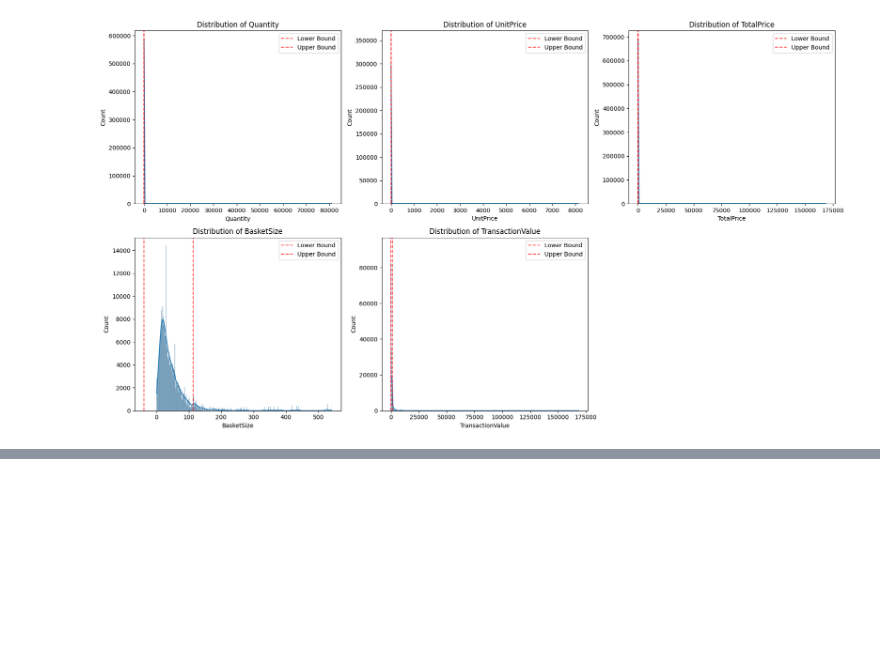
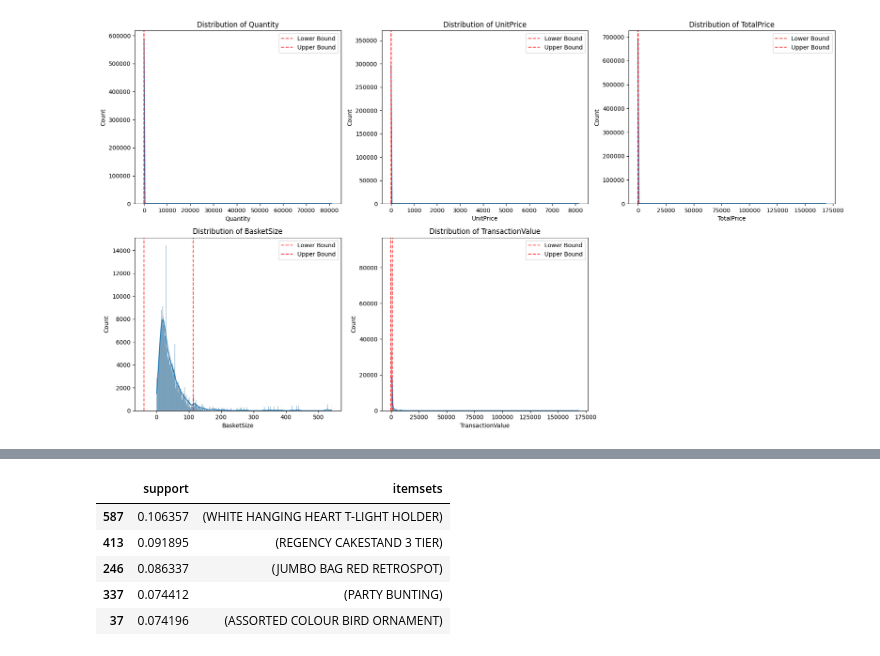
Before and after one commit to monurajj/Retail-Stock-Market-Behavior-Analysis, a Jupyter notebook: notebooks/completed/02_data_preprocessing.ipynb, the cells around one changed output, grey strips where cells are left out. Saved outputs shown, nothing was run; the diff lists cells and outputs as text; code cells hidden in the pictures; blank space fills up the shorter version.

```diff
--- a/notebooks/completed/02_data_preprocessing.ipynb
+++ b/notebooks/completed/02_data_preprocessing.ipynb
@@ -372,0 +478,86 @@ plt.show()
+# %%
+import pandas as pd
+import sys
+from mlxtend.preprocessing import TransactionEncoder
+from mlxtend.frequent_patterns import apriori
+
+# Install openpyxl if not already installed, as it's needed for .xlsx files
+try:
+    import openpyxl
+except ImportError:
+    print("Installing openpyxl...")
+    !{sys.executable} -m pip install openpyxl
+    import openpyxl
+
+url = "https://archive.ics.uci.edu/ml/machine-learning-databases/00352/Online%20Retail.xlsx"
+
+# Load the dataset from the online .xlsx file
+df = pd.read_excel(url)
+
+# Perform initial cleaning steps on df
+df.dropna(subset=['CustomerID'], inplace=True)
+df['CustomerID'] = df['CustomerID'].astype(int)
+df = df[df['Quantity'] > 0]
+df = df[df['UnitPrice'] > 0]
+
+# Calculate 'Total Price' for each transaction
+df['TotalPrice'] = df['Quantity'] * df['UnitPrice']
+
+# Convert 'InvoiceDate' to datetime and create temporal features
+df['InvoiceDate'] = pd.to_datetime(df['InvoiceDate'])
+df['InvoiceMonth'] = df['InvoiceDate'].dt.to_period('M')
+df['InvoiceDay'] = df['InvoiceDate'].dt.day
+
+# Calculate 'Basket Size' (number of unique products in each invoice)
+basket_size = df.groupby('InvoiceNo')['StockCode'].nunique().reset_index()
+basket_size.columns = ['InvoiceNo', 'BasketSize']
+df = pd.merge(df, basket_size, on='InvoiceNo', how='left')
+
+# Calculate 'Transaction Value' (sum of TotalPrice for each invoice)
+transaction_value = df.groupby('InvoiceNo')['TotalPrice'].sum().reset_index()
+transaction_value.columns = ['InvoiceNo', 'TransactionValue']
+df = pd.merge(df, transaction_value, on='InvoiceNo', how='left')
+
+# Original code for association data preparation
+df_association = df[['InvoiceNo', 'Description']].copy()
+df_association.dropna(subset=['Description'], inplace=True)
+df_association['Description'] = df_association['Description'].str.strip()
+df_association = df_association[df_association['Description'] != '']
+
+# Group items by invoice to create 'basket'
+basket = df_association.groupby('InvoiceNo')['Description'].apply(list).reset_index()
+basket.columns = ['InvoiceNo', 'Items']
+
+# Extract the list of items from the 'basket' DataFrame
+list_of_transactions = basket['Items'].tolist()
+
+# Initialize the TransactionEncoder
+te = TransactionEncoder()
+
+# Fit and transform the data
+te_ary = te.fit(list_of_transactions).transform(list_of_transactions)
+
+# Convert the one-hot encoded array to a DataFrame
+df_onehot = pd.DataFrame(te_ary, columns=te.columns_)
+
+# Convert boolean values to integers (True to 1, False to 0)
+df_onehot = df_onehot.astype(int)
+
+# Convert to sparse DataFrame (original creation of df_onehot_sparse)
+df_onehot_sparse = df_onehot.astype(pd.SparseDtype("int", 0))
+
+# Now, apply the fix for the DeprecationWarning:
+# Convert the sparse DataFrame to boolean type as recommended by mlxtend
+df_onehot_sparse_bool = df_onehot_sparse.astype(pd.SparseDtype("bool", False))
+
+# Apply the Apriori algorithm to find frequent itemsets
+# Setting a min_support value (e.g., 0.01) to filter out infrequent itemsets.
+# This value can be adjusted based on the dataset size and desired granularity.
+frequent_itemsets = apriori(df_onehot_sparse_bool, min_support=0.01, use_colnames=True)
+
+# Sort the frequent itemsets by support in descending order
+frequent_itemsets = frequent_itemsets.sort_values(by='support', ascending=False)
+
+# Display the first few rows of the frequent itemsets
+display(frequent_itemsets.head())
+# %% [output]
@@ -372,0 +574,6 @@ plt.show()
+|  | support | itemsets |
+| 587 | 0.106357 | (WHITE HANGING HEART T-LIGHT HOLDER) |
+| 413 | 0.091895 | (REGENCY CAKESTAND 3 TIER) |
+| 246 | 0.086337 | (JUMBO BAG RED RETROSPOT) |
+| 337 | 0.074412 | (PARTY BUNTING) |
+| 37 | 0.074196 | (ASSORTED COLOUR BIRD ORNAMENT) |
```
Also changed, not shown: parts of 6 cells of this notebook, 2 other files.
